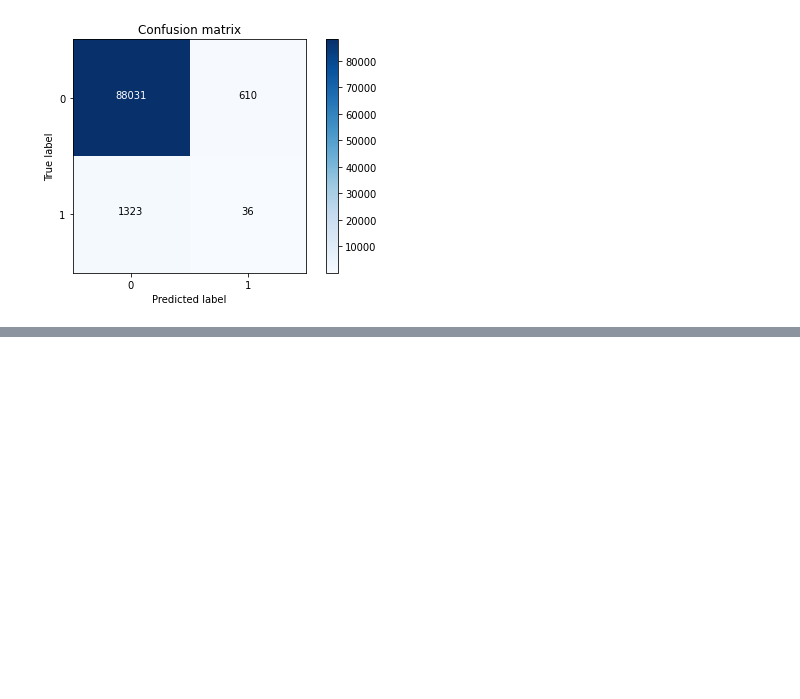
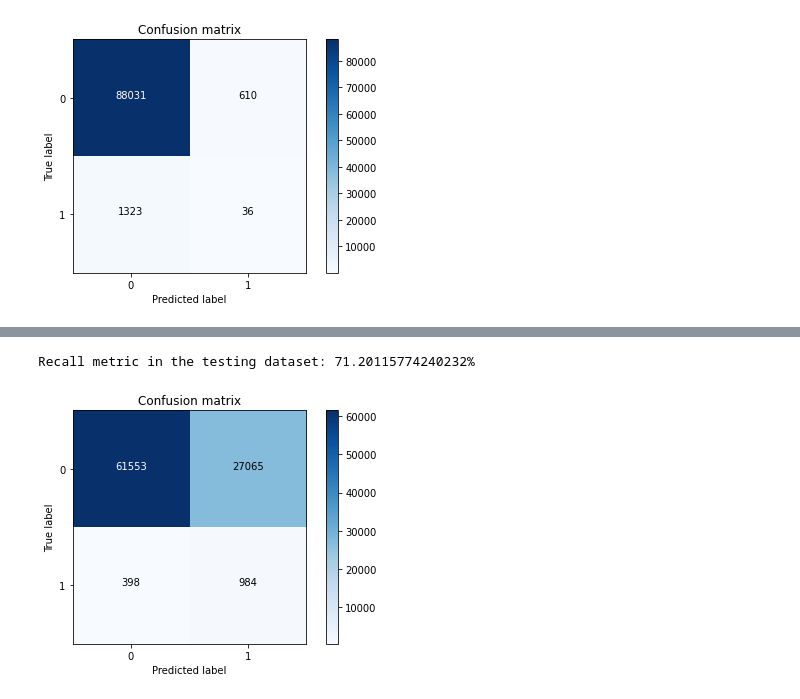
Before and after one commit to paramjeetsharma/Machine_Learning, a Jupyter notebook: Credit_Upselling_CC_Data.ipynb, the cells around one changed output, grey strips where cells are left out. Drawn from its saved outputs; the diff is of its cells as text; code cells hidden in the pictures; blank space fills up the shorter version.

```diff
--- a/Credit_Upselling_CC_Data.ipynb
+++ b/Credit_Upselling_CC_Data.ipynb
@@ -734,0 +725,9 @@ Mean Recall: 0.94096
+# %%
+dtrain = xgb.DMatrix(X_trainRFM_res, label=y_trainRFM_res.ravel())
+dtest = xgb.DMatrix(X_testRFM, label=y_testRFM)
+model = xgb.XGBClassifier()
+X_trainRFM_resXGB=pd.DataFrame(X_trainRFM_res)
+X_trainRFM_resXGB.columns=X_trainRFM.columns
+#y_trainRFM_resXGB=pd.DataFrame(y_trainRFM_res)
+#y_trainRFM_resXGB=y_trainRFM.columns
+model.fit(X_trainRFM_resXGB, y_trainRFM_res.ravel())
@@ -734,0 +742,12 @@ Mean Recall: 0.94096
+# %%
+cnf_matrix = confusion_matrix(y_testRFM, model.predict(X_testRFM))
+
+print("Recall metric in the testing dataset: {}%".format(100*cnf_matrix[1,1]/(cnf_matrix[1,0]+cnf_matrix[1,1])))
+# Plot non-normalized confusion matrix
+class_names = [0,1]
+plt.figure()
+plot_confusion_matrix(cnf_matrix , classes=class_names, title='Confusion matrix')
+plt.show()
+# %% [output]
+Recall metric in the testing dataset: 71.20115774240232%
+[figure, added]
```
Also changed, not shown: parts of 3 cells of this notebook.
